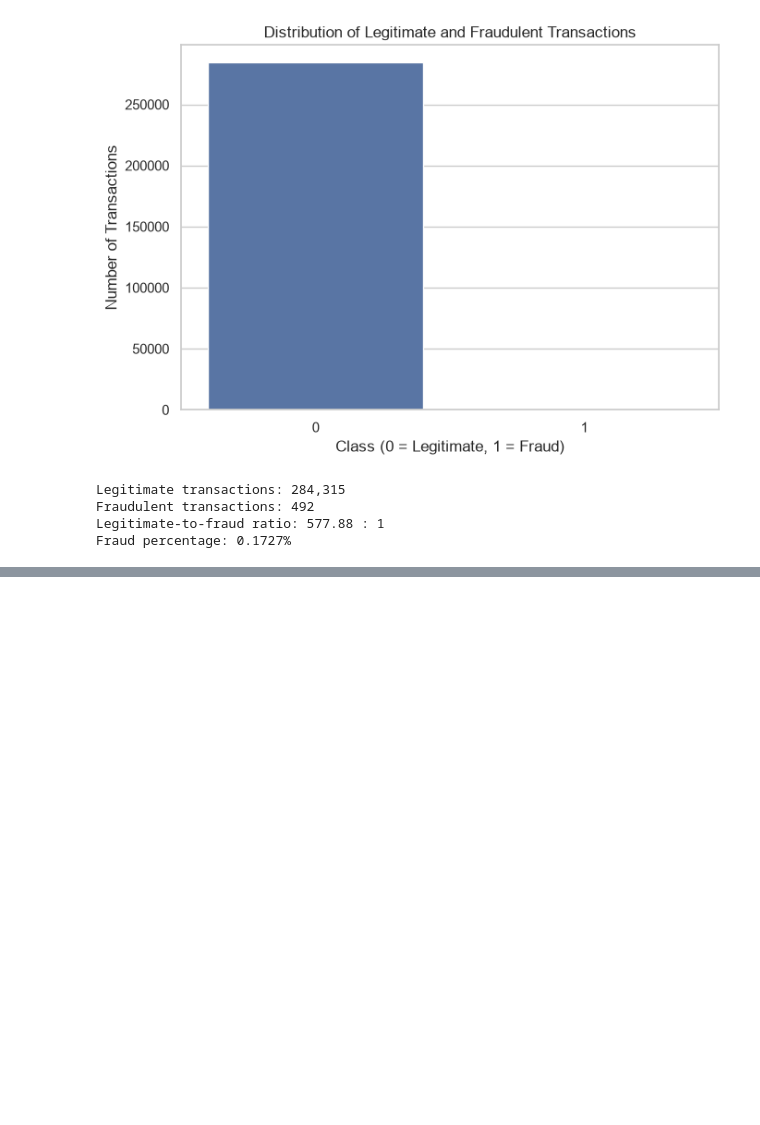
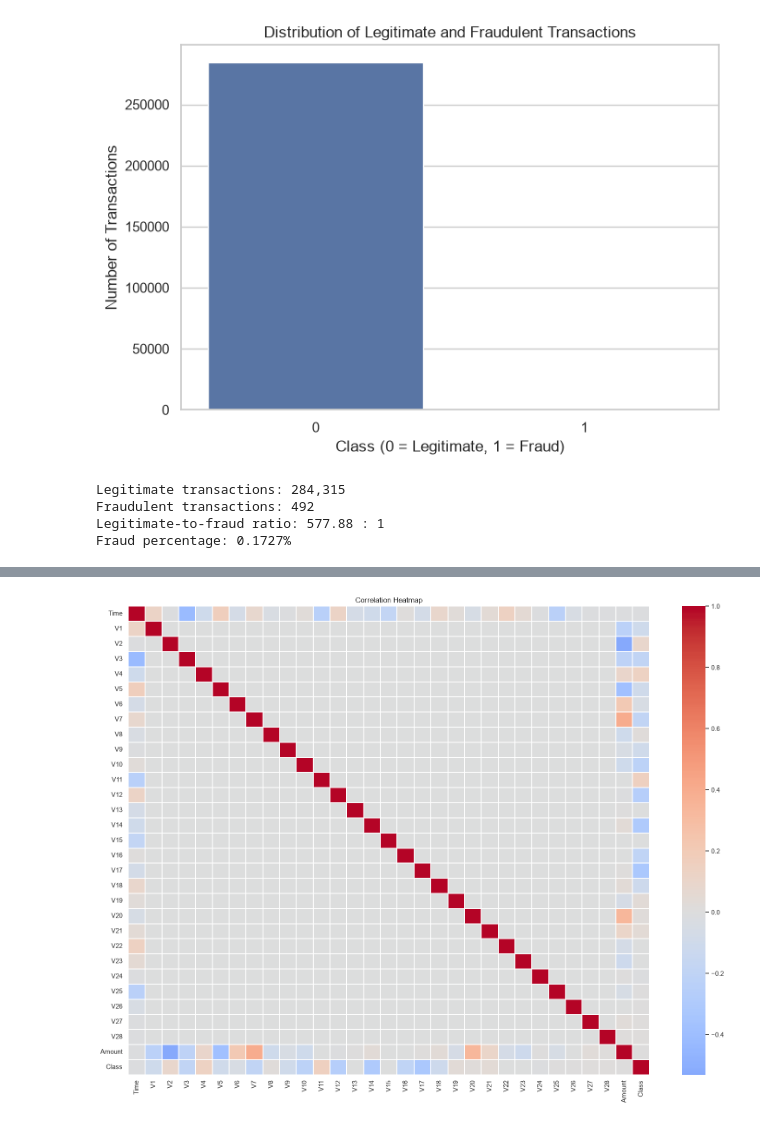
Before and after one commit to Krxna04/AI101, a Jupyter notebook: src/data_exploration.ipynb, the cells around one changed output, grey strips where cells are left out. Saved outputs shown, nothing was run; the diff lists cells and outputs as text; code cells hidden in the pictures; blank space fills up the shorter version.

```diff
--- a/src/data_exploration.ipynb
+++ b/src/data_exploration.ipynb
@@ -201,17 +197,14 @@ else:
 # %%
 # Correlation matrix
 corr = df.corr(numeric_only=True)
 
 plt.figure(figsize=(16, 12))
 sns.heatmap(corr, cmap="coolwarm", center=0, linewidths=0.1)
 plt.title("Correlation Heatmap")
 plt.tight_layout()
-plt.savefig(
-    "../output/graphs/corelation_heatmap.png",
-    dpi=300,
-    bbox_inches="tight"
-)
 plt.show()
+# %% [output]
+[figure, added]
 # %%
 # The anonymized features are named V1, V2, ... in the common credit-card dataset.
 v_features = [col for col in df.columns if col.startswith("V")]
```
Also changed, not shown: parts of 5 cells of this notebook, 3 other files.
